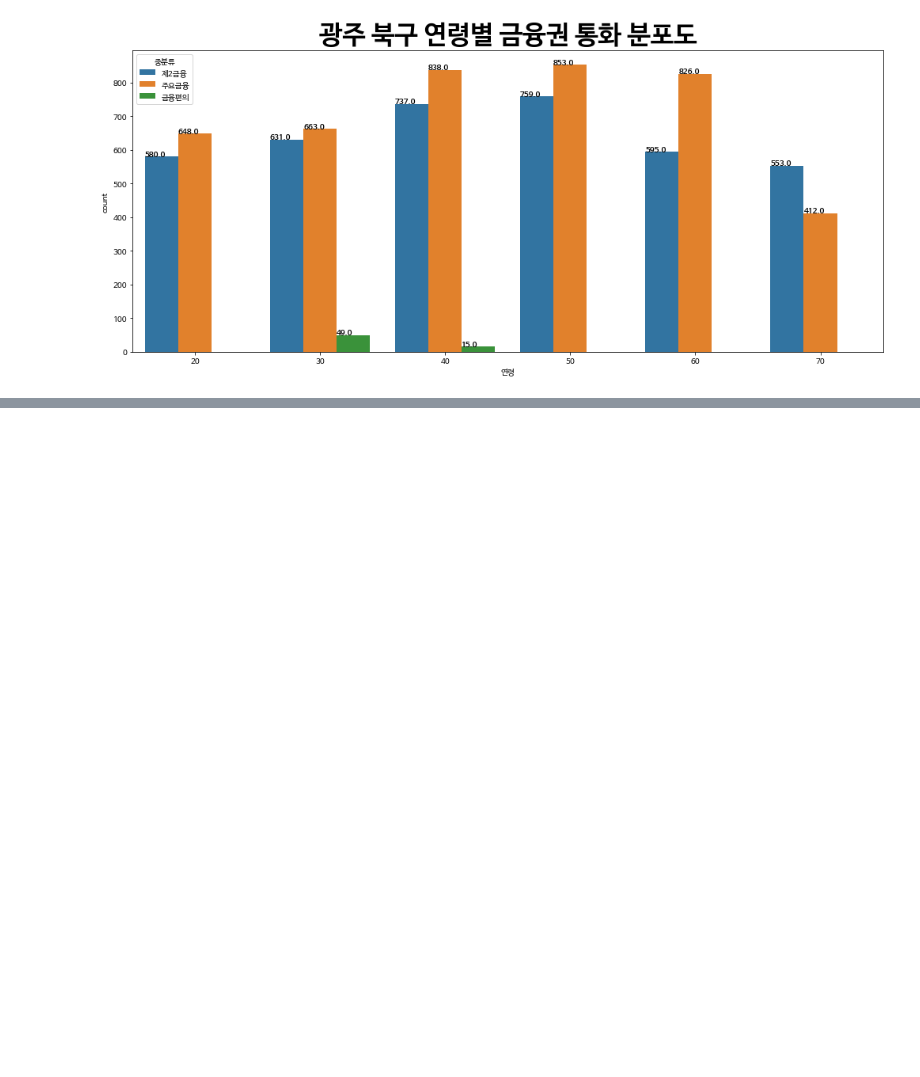
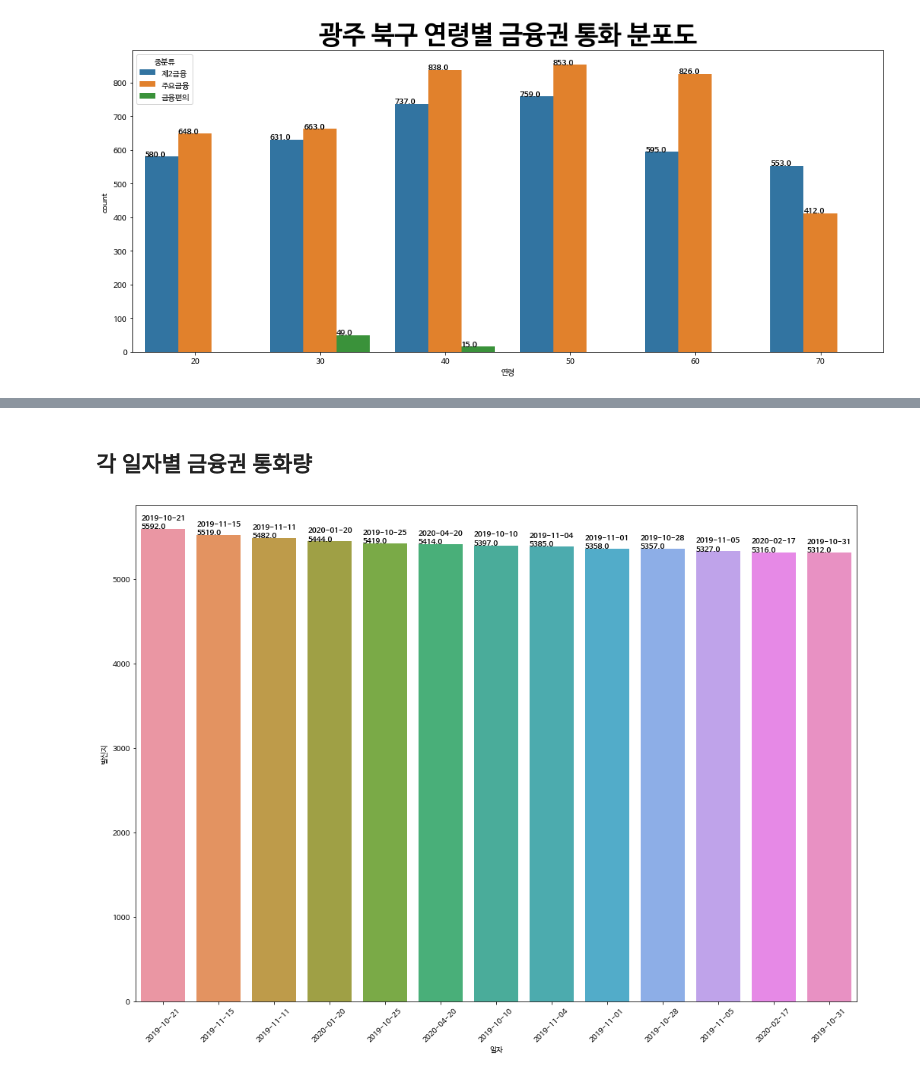
Before and after one commit to wiv33/A-Learning-python, a Jupyter notebook: machine-learning/_000_hello_machine/_000_basic/_012_visualization/sk_call_data.ipynb, the cells around one changed output, grey strips where cells are left out. Cells and saved outputs as stored; diff of their text form; code cells hidden in the pictures; blank space fills up the shorter version.

```diff
--- a/machine-learning/_000_hello_machine/_000_basic/_012_visualization/sk_call_data.ipynb
+++ b/machine-learning/_000_hello_machine/_000_basic/_012_visualization/sk_call_data.ipynb
@@ -510,0 +496,24 @@ array(['대구 남구', '서울 관악구', '대전 동구', '부산 북구', '
+# %% [markdown]
+## 각 일자별 금융권 통화량
+# %%
+x = '일자(YYYYMMDD)'
+fig, ax = plt.subplots(figsize=(17, 12))
+plt.xticks(rotation=45)
+
+
+_find = df.groupby('대분류').get_group('금융편의').groupby(x).count().reset_index().sort_values('발신지', ascending=False).iloc[:13]
+_find['일자'] = _find[x].astype(str).map(lambda x: '{}-{}-{}'.format(x[:4], x[4:6], x[6:]))
+
+sns.barplot(x='일자',
+            y='발신지',
+            data=_find,
+            ax=ax)
+
+# bar 꼭대기에 날짜 표시하기
+for idx, p in enumerate(ax.patches):
+  label = _find.iloc[idx, -1]  # 날짜
+  ax.annotate('{}\n{}'.format(label, p.get_height()), (p.get_x(), p.get_height() + 1), fontweight='bold')  #  위치 지정
+
+del x
+# %% [output]
+[figure, added]
```
Also changed, not shown: parts of 24 cells of this notebook.
